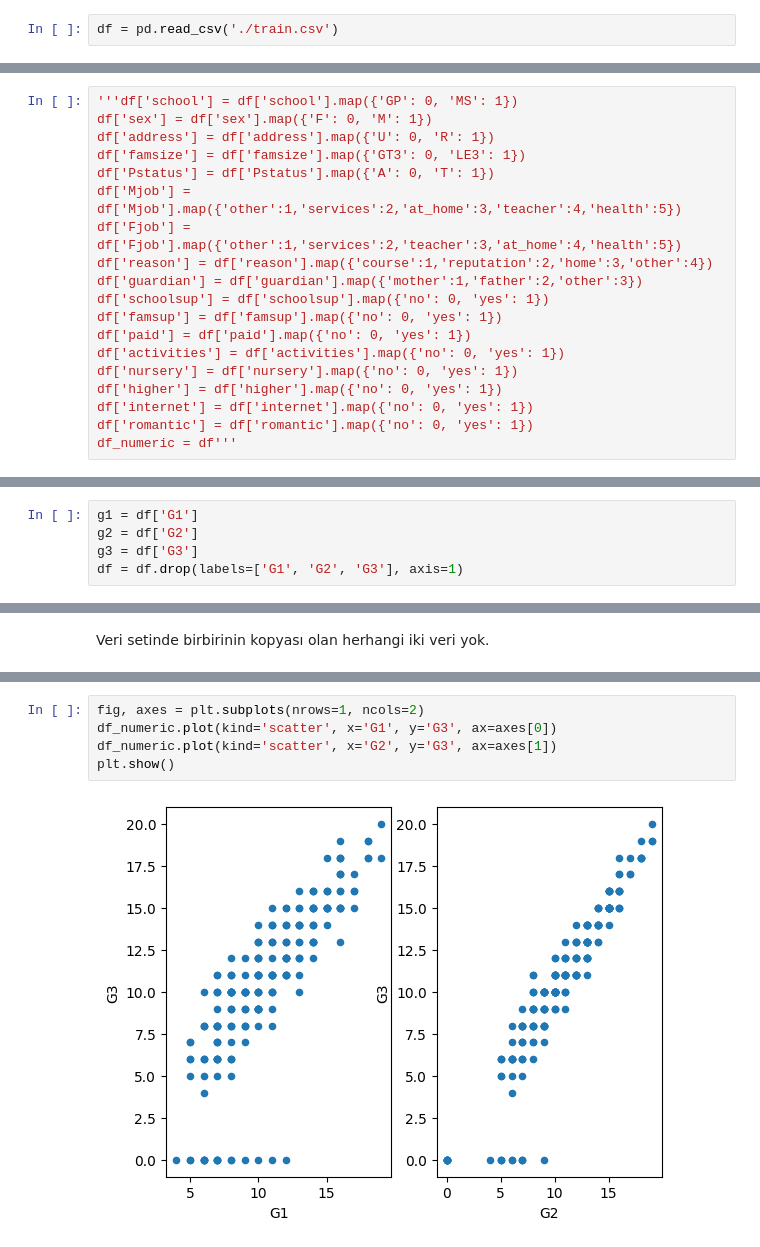
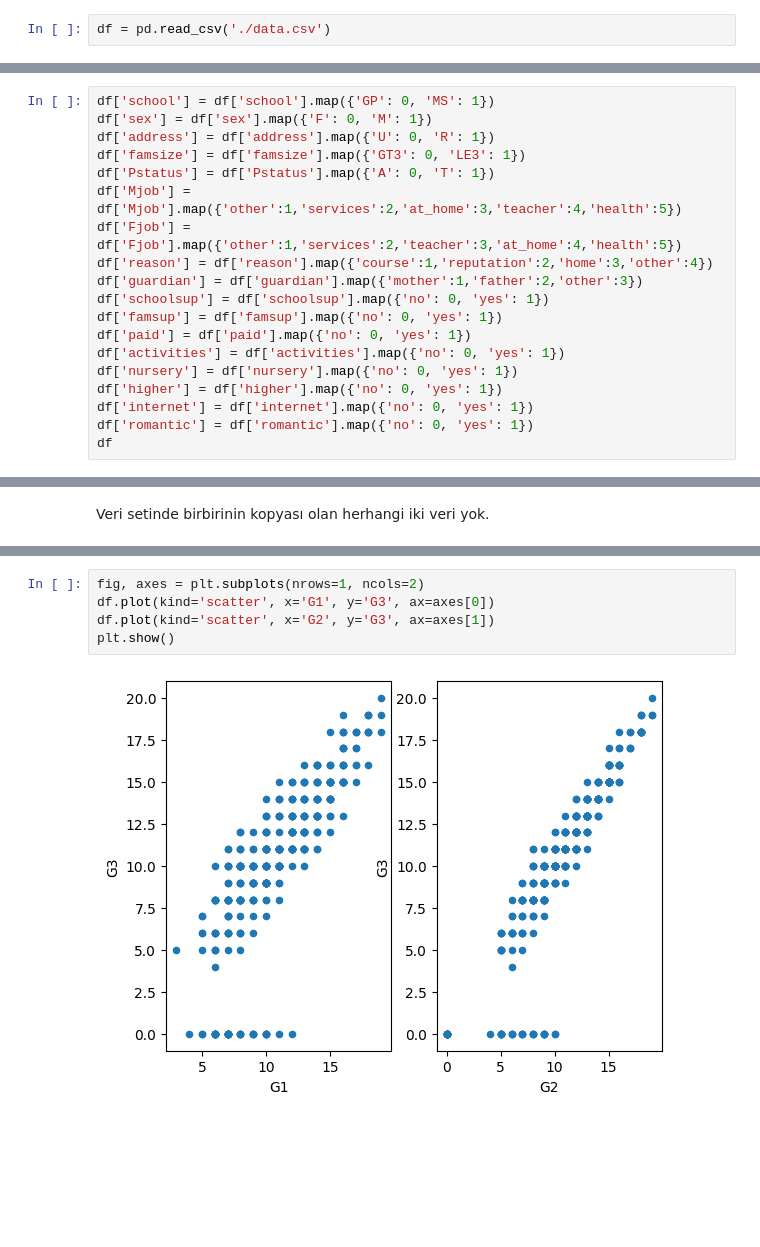
Before and after one commit to yigithankardas/StudentPerformancePrediction, a Jupyter notebook: model.ipynb, the cells around one changed output, grey strips where cells are left out. Drawn from its saved outputs; the diff is of its cells as text; blank space fills up the shorter version.

```diff
--- a/model.ipynb
+++ b/model.ipynb
@@ -22,7 +18,7 @@ import seaborn as sns
 # %% [markdown]
 Eğitim verisini dosyadan okuyoruz ve *DataFrame*'e çeviriyoruz.
 # %%
-df = pd.read_csv('./train.csv')
+df = pd.read_csv('./data.csv')
 # %% [markdown]
 Veri setinde __234__ satır ve __33__ sütun var.
 # %%
@@ -208,5 +196,5 @@ Index(['school', 'sex', 'age', 'address', 'famsize', 'Pstatus', 'Medu', 'Fedu',
 # %%
-'''df['school'] = df['school'].map({'GP': 0, 'MS': 1})
+df['school'] = df['school'].map({'GP': 0, 'MS': 1})
 df['sex'] = df['sex'].map({'F': 0, 'M': 1})
 df['address'] = df['address'].map({'U': 0, 'R': 1})
 df['famsize'] = df['famsize'].map({'GT3': 0, 'LE3': 1})
@@ -223,5 +211,5 @@ df['nursery'] = df['nursery'].map({'no': 0, 'yes': 1})
 df['higher'] = df['higher'].map({'no': 0, 'yes': 1})
 df['internet'] = df['internet'].map({'no': 0, 'yes': 1})
 df['romantic'] = df['romantic'].map({'no': 0, 'yes': 1})
-df_numeric = df'''
+df
 # %% [output]
@@ -229,5 +228,0 @@ df_numeric = df'''
-# %%
-g1 = df['G1']
-g2 = df['G2']
-g3 = df['G3']
-df = df.drop(labels=['G1', 'G2', 'G3'], axis=1)
@@ -279,8 +256,8 @@ df_numeric.duplicated().sum()
 0
 # %%
 fig, axes = plt.subplots(nrows=1, ncols=2)
-df_numeric.plot(kind='scatter', x='G1', y='G3', ax=axes[0])
-df_numeric.plot(kind='scatter', x='G2', y='G3', ax=axes[1])
+df.plot(kind='scatter', x='G1', y='G3', ax=axes[0])
+df.plot(kind='scatter', x='G2', y='G3', ax=axes[1])
 plt.show()
 # %% [output]
-[figure, old version]
+[figure, new version]
```
Also changed, not shown: parts of 29 cells of this notebook, 3 other files.
